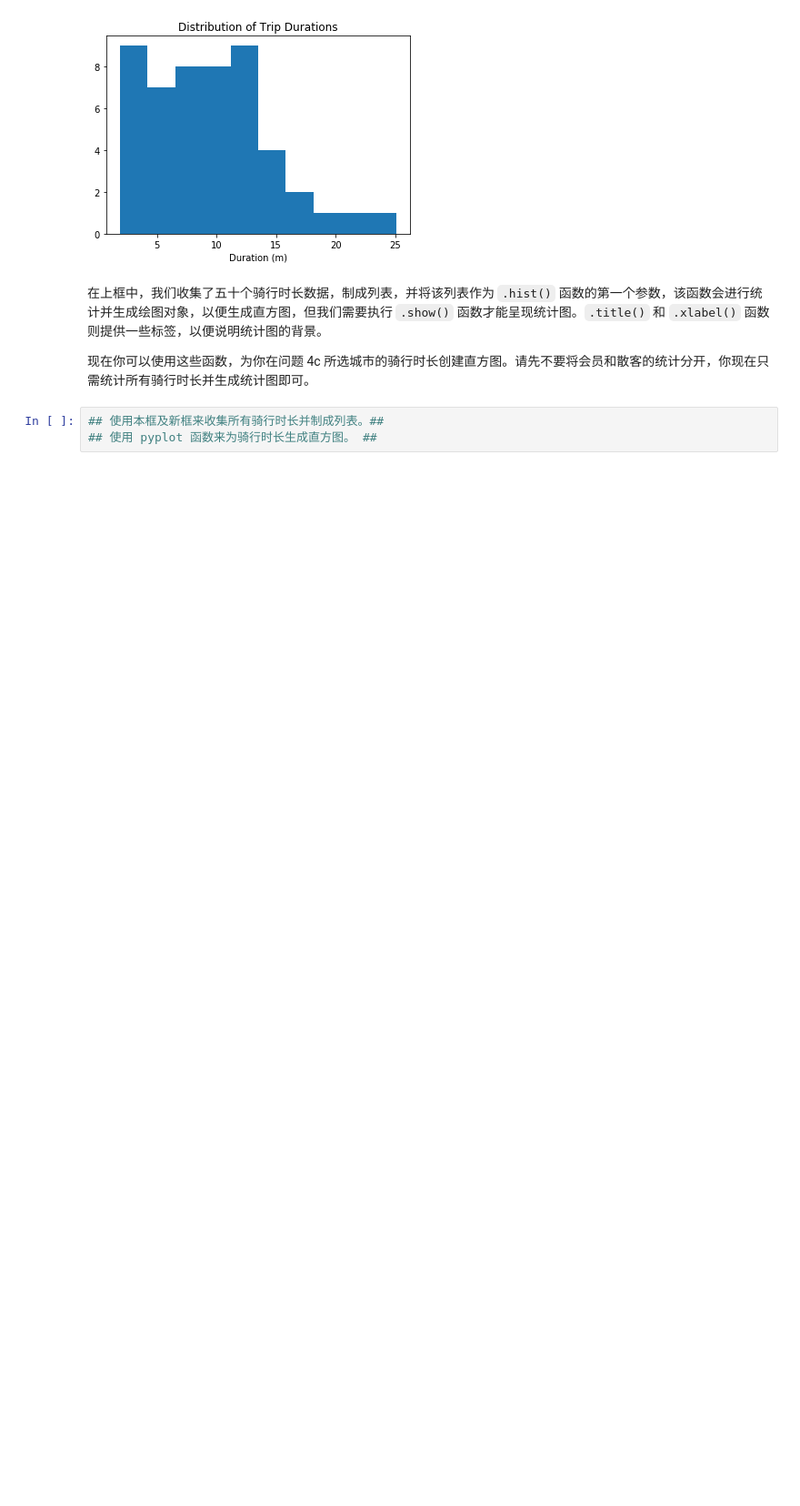
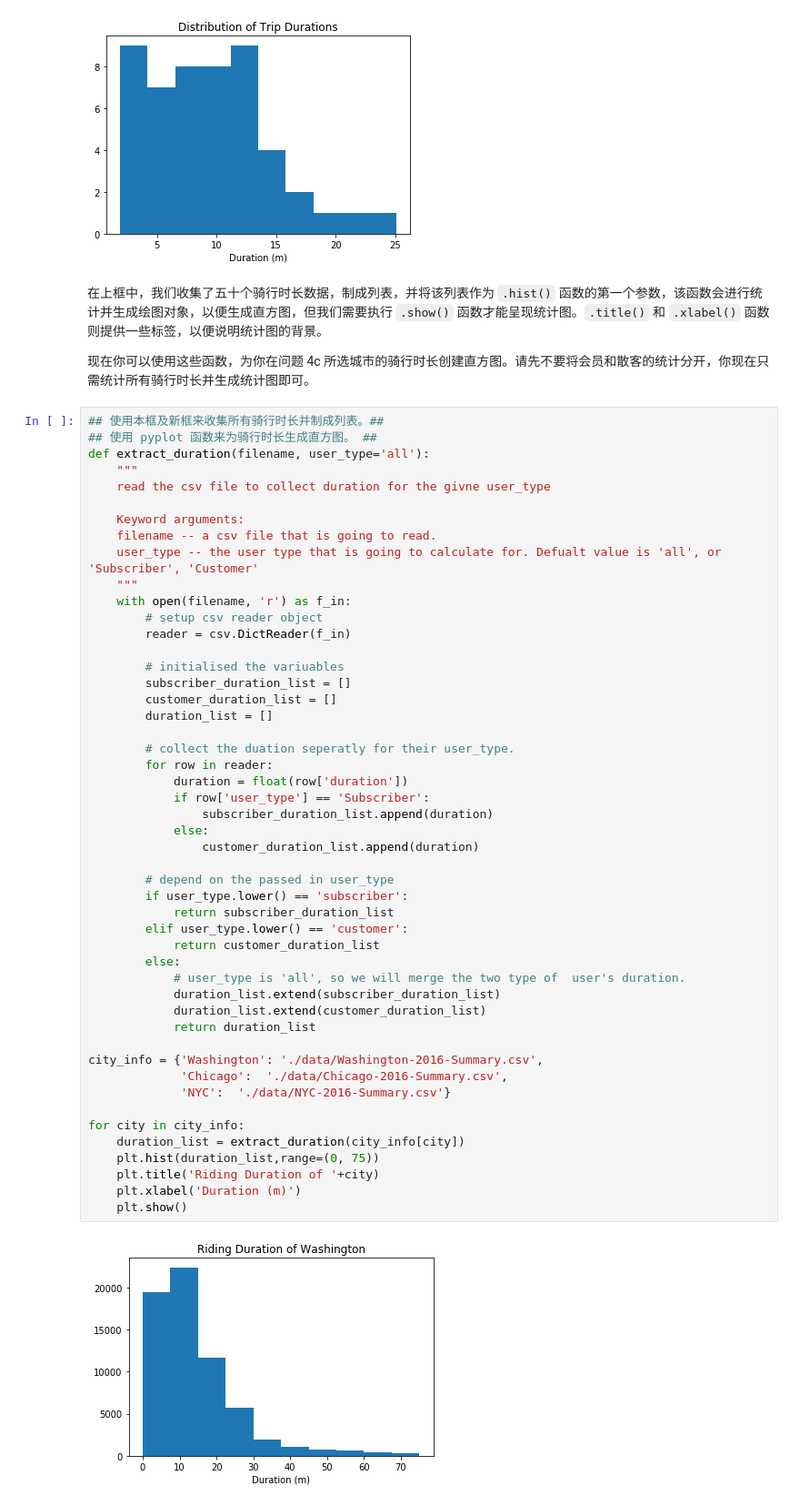
Before and after one commit to hugo626/data-analyst-nanodegree-us-bikeshare-data, a Jupyter notebook: Bike_Share_Analysis-zh.ipynb, the cells around one changed output. Shown at 91% size. Drawn from its saved outputs; the diff is of its cells as text; blank space fills up the shorter version.

```diff
--- a/Bike_Share_Analysis-zh.ipynb
+++ b/Bike_Share_Analysis-zh.ipynb
@@ -497,6 +570,54 @@ plt.show()
 在上框中，我们收集了五十个骑行时长数据，制成列表，并将该列表作为 `.hist()` 函数的第一个参数，该函数会进行统计并生成绘图对象，以便生成直方图，但我们需要执行 `.show()` 函数才能呈现统计图。`.title()` 和 `.xlabel()` 函数则提供一些标签，以便说明统计图的背景。
 
 现在你可以使用这些函数，为你在问题 4c 所选城市的骑行时长创建直方图。请先不要将会员和散客的统计分开，你现在只需统计所有骑行时长并生成统计图即可。
-# %%
-## 使用本框及新框来收集所有骑行时长并制成列表。##
-## 使用 pyplot 函数来为骑行时长生成直方图。 ##
+# %%
+## 使用本框及新框来收集所有骑行时长并制成列表。##
+## 使用 pyplot 函数来为骑行时长生成直方图。 ##
+def extract_duration(filename, user_type='all'):
+    """
+    read the csv file to collect duration for the givne user_type
+
+    Keyword arguments:
+    filename -- a csv file that is going to read.
+    user_type -- the user type that is going to calculate for. Defualt value is 'all', or 'Subscriber', 'Customer'
+    """
+    with open(filename, 'r') as f_in:
+        # setup csv reader object
+        reader = csv.DictReader(f_in)
+
+        # initialised the variuables
+        subscriber_duration_list = []
+        customer_duration_list = []
+        duration_list = []
+
+        # collect the duation seperatly for their user_type.
+        for row in reader:
+            duration = float(row['duration'])
+            if row['user_type'] == 'Subscriber':
+                subscriber_duration_list.append(duration)
+            else:
+                customer_duration_list.append(duration)
+
+        # depend on the passed in user_type
+        if user_type.lower() == 'subscriber':
+            return subscriber_duration_list
+        elif user_type.lower() == 'customer':
+            return customer_duration_list
+        else:
+            # user_type is 'all', so we will merge the two type of  user's duration.
+            duration_list.extend(subscriber_duration_list)
+            duration_list.extend(customer_duration_list)
+            return duration_list
+
+city_info = {'Washington': './data/Washington-2016-Summary.csv',
+             'Chicago':  './data/Chicago-2016-Summary.csv',
+             'NYC':  './data/NYC-2016-Summary.csv'}
+
+for city in city_info:
+    duration_list = extract_duration(city_info[city])
+    plt.hist(duration_list,range=(0, 75))
+    plt.title('Riding Duration of '+city)
+    plt.xlabel('Duration (m)')
+    plt.show()
+# %% [output]
+[figure, added]
```
Also changed, not shown: parts of 16 cells of this notebook, 1 other file.
